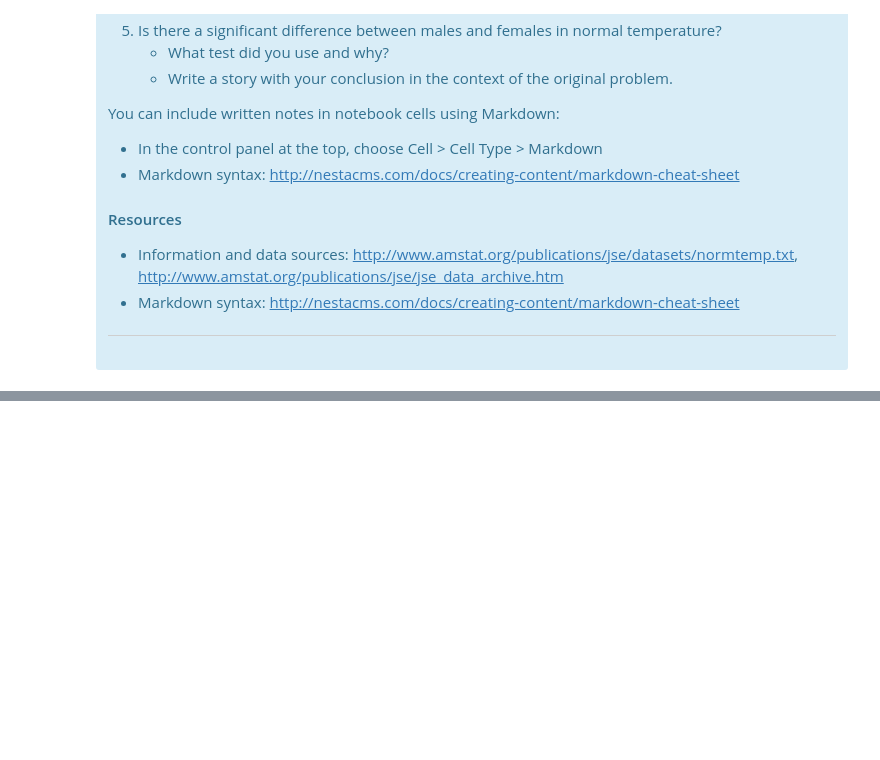
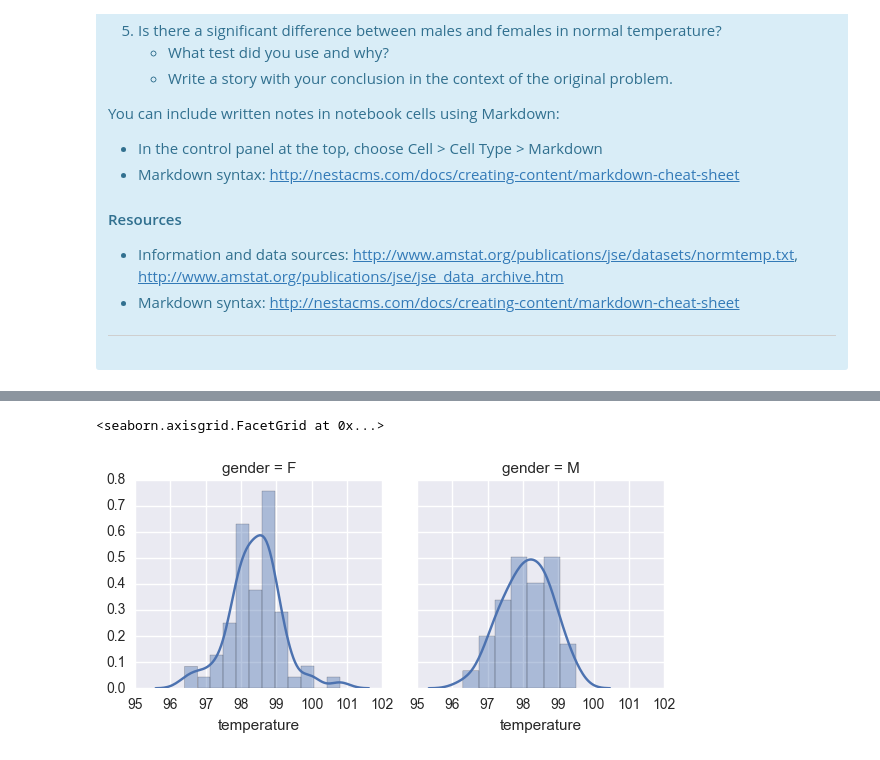
Before and after one commit to leahob/dsi_exercises, a Jupyter notebook: human_temp/sliderule_dsi_inferential_statistics_exercise_1.ipynb, the cells around one changed output, grey strips where cells are left out. Cells and saved outputs as stored; diff of their text form; code cells hidden in the pictures; blank space fills up the shorter version.

```diff
--- a/human_temp/sliderule_dsi_inferential_statistics_exercise_1.ipynb
+++ b/human_temp/sliderule_dsi_inferential_statistics_exercise_1.ipynb
@@ -56,0 +104,6 @@ df = pd.read_csv('data/human_body_temperature.csv')
+# %%
+g = sns.FacetGrid(df, col="gender")
+g.map(sns.distplot, "temperature")
+# %% [output]
+<seaborn.axisgrid.FacetGrid at 0x...>
+[figure, added]
```
Also changed, not shown: parts of 28 cells of this notebook.
